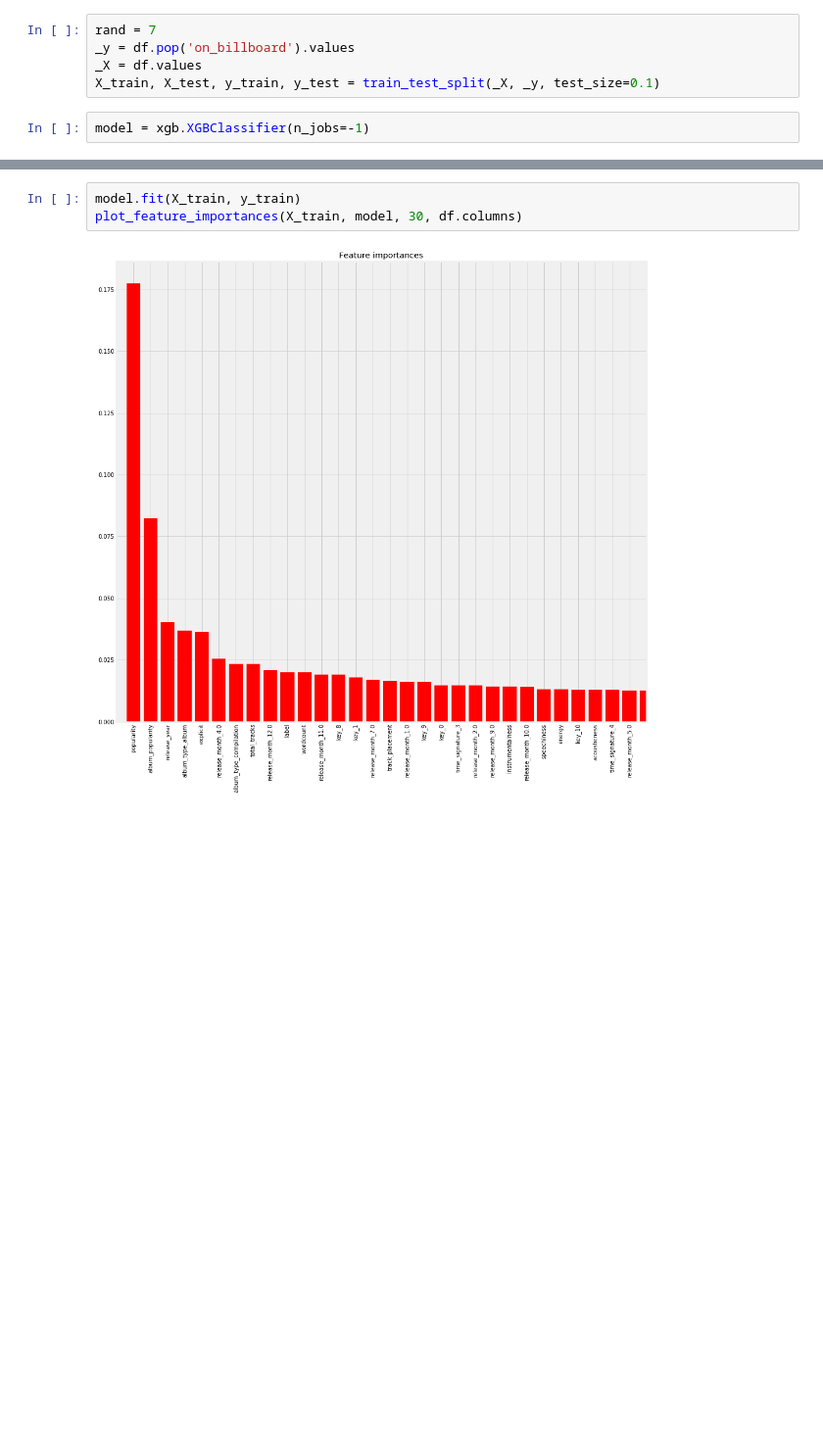
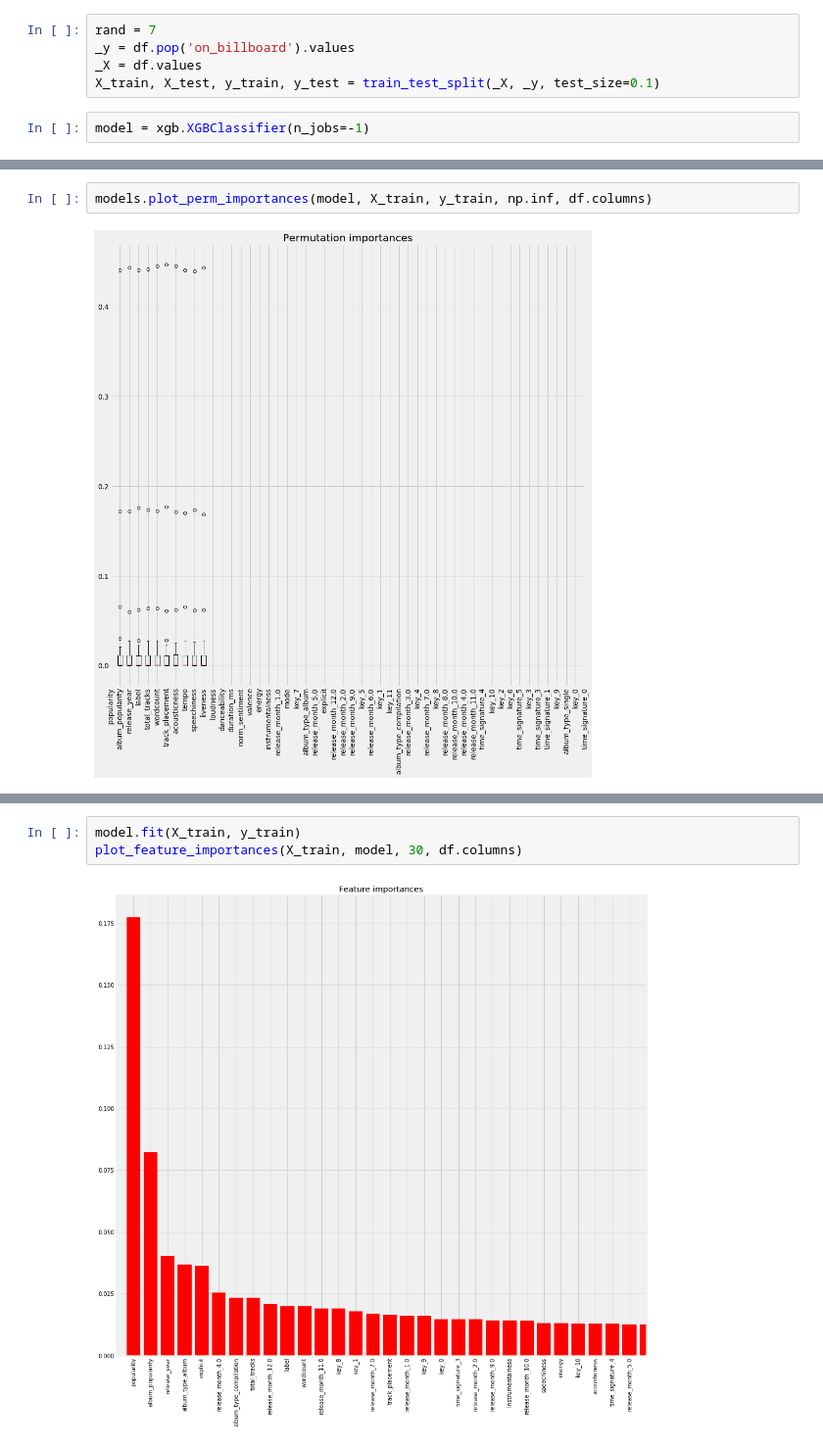
Before and after one commit to Greenford/billboard, a Jupyter notebook: models.ipynb, the cells around one changed output, grey strips where cells are left out. Shown at 98% size. Drawn from its saved outputs; the diff is of its cells as text; blank space fills up the shorter version.

```diff
--- a/models.ipynb
+++ b/models.ipynb
@@ -165,0 +182,4 @@ model = xgb.XGBClassifier(n_jobs=-1)
+# %%
+models.plot_perm_importances(model, X_train, y_train, np.inf, df.columns)
+# %% [output]
+[figure, added]
```
Also changed, not shown: parts of 22 cells of this notebook, 3 other files.
